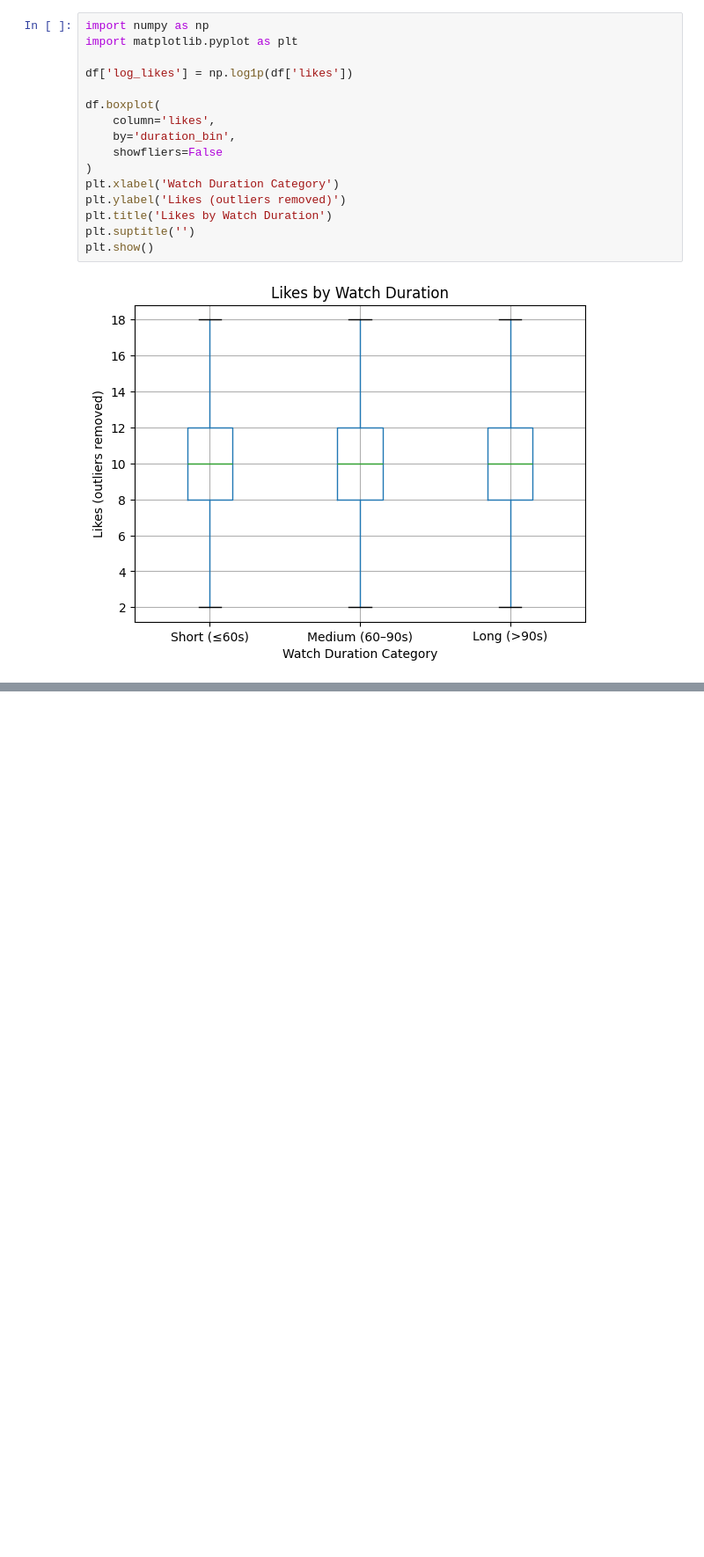
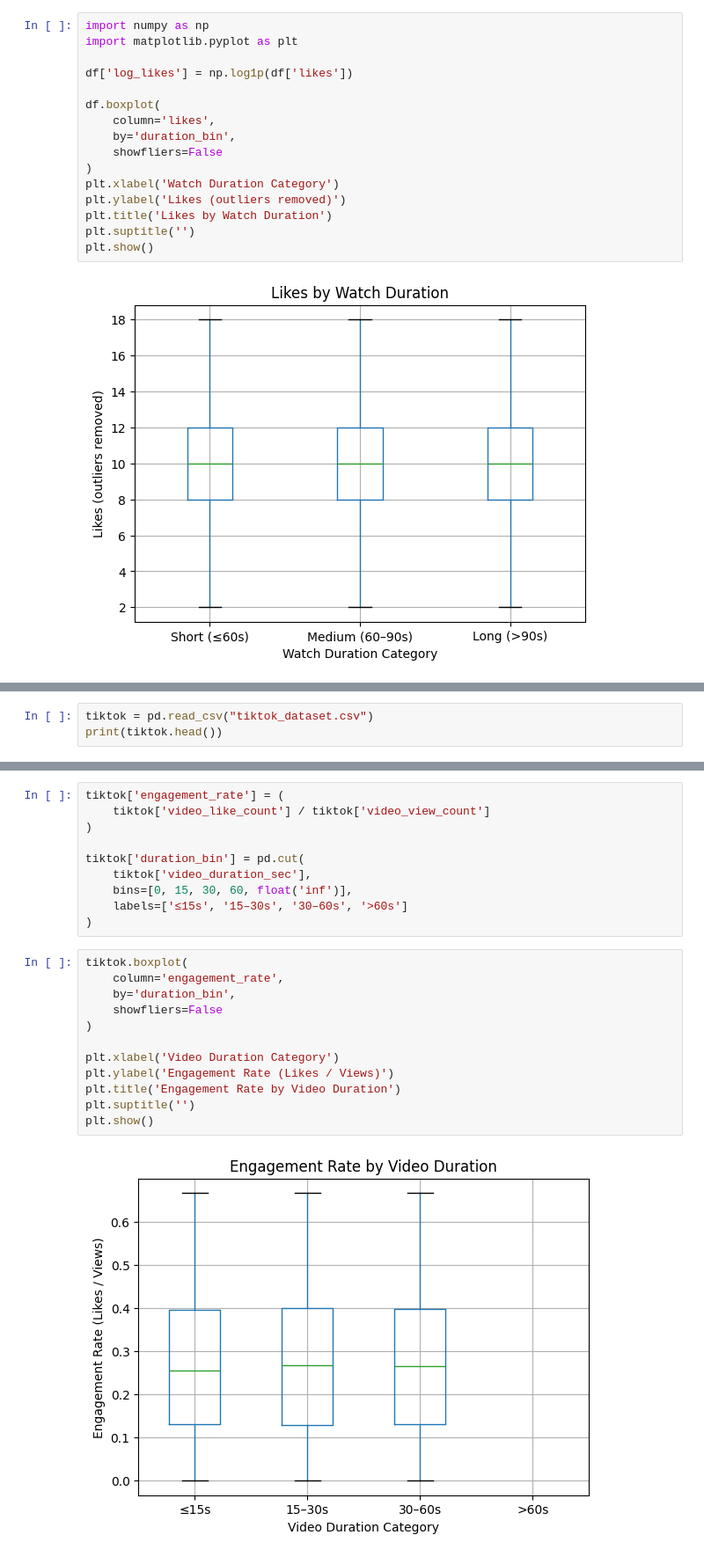
Before and after one commit to keil4ni/151r-proj, a Jupyter notebook: data_cleaning.ipynb, the cells around one changed output, grey strips where cells are left out. Shown at 88% size. Saved outputs shown, nothing was run; the diff lists cells and outputs as text; blank space fills up the shorter version.

```diff
--- a/data_cleaning.ipynb
+++ b/data_cleaning.ipynb
@@ -127,0 +233,3 @@ plt.show()
+# %%
+tiktok = pd.read_csv("tiktok_dataset.csv")
+print(tiktok.head())
@@ -127,0 +254,24 @@ plt.show()
+# %%
+tiktok['engagement_rate'] = (
+    tiktok['video_like_count'] / tiktok['video_view_count']
+)
+
+tiktok['duration_bin'] = pd.cut(
+    tiktok['video_duration_sec'],
+    bins=[0, 15, 30, 60, float('inf')],
+    labels=['≤15s', '15–30s', '30–60s', '>60s']
+)
+# %%
+tiktok.boxplot(
+    column='engagement_rate',
+    by='duration_bin',
+    showfliers=False
+)
+
+plt.xlabel('Video Duration Category')
+plt.ylabel('Engagement Rate (Likes / Views)')
+plt.title('Engagement Rate by Video Duration')
+plt.suptitle('')
+plt.show()
+# %% [output]
+[figure, added]
```
Also changed, not shown: parts of 18 cells of this notebook.
